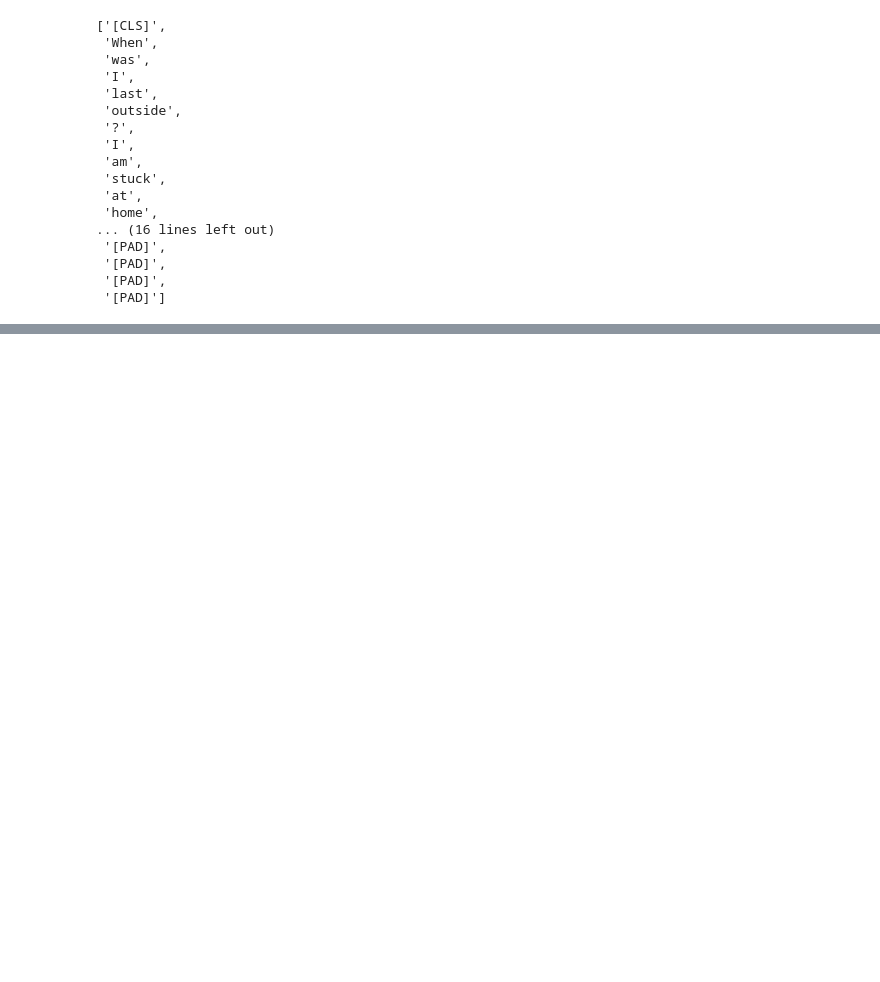
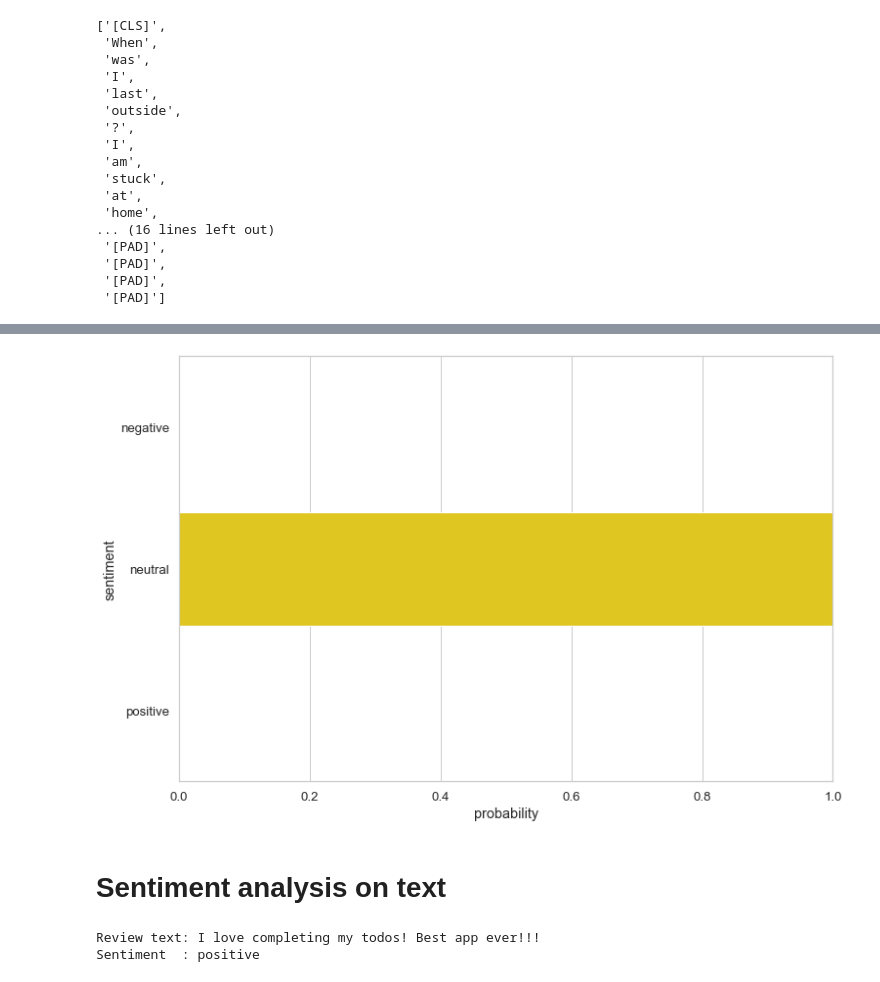
Before and after one commit to SimicSvetislav/9gag-post-popularity-prediction, a Jupyter notebook: notebooks/comment_sentiment_language_model.ipynb, the cells around one changed output, grey strips where cells are left out. Saved outputs shown, nothing was run; the diff lists cells and outputs as text; code cells hidden in the pictures; blank space fills up the shorter version.

```diff
--- a/notebooks/comment_sentiment_language_model.ipynb
+++ b/notebooks/comment_sentiment_language_model.ipynb
@@ -186,0 +610,8 @@ tokenizer.convert_ids_to_tokens(encoding['input_ids'][0])
+# %%
+idx = 3
+review_text = y_review_texts[idx]
+true_sentiment = y_test[idx]
+pred_df = pd.DataFrame({
+  'class_names': class_names,
+  'values': y_pred_probs[idx]
+})
@@ -186,0 +633,9 @@ tokenizer.convert_ids_to_tokens(encoding['input_ids'][0])
+# %%
+sns.barplot(x='values', y='class_names', data=pred_df, orient='h')
+plt.ylabel('sentiment')
+plt.xlabel('probability')
+plt.xlim([0, 1]);
+# %% [output]
+[figure, added]
+# %% [markdown]
+# Sentiment analysis on text
@@ -186,0 +654,10 @@ tokenizer.convert_ids_to_tokens(encoding['input_ids'][0])
+# %%
+input_ids = encoded_review['input_ids'].to(device)
+attention_mask = encoded_review['attention_mask'].to(device)
+output = model(input_ids, attention_mask)
+_, prediction = torch.max(output, dim=1)
+print(f'Review text: {review_text}')
+print(f'Sentiment  : {class_names[prediction]}')
+# %% [output]
+Review text: I love completing my todos! Best app ever!!!
+Sentiment  : positive
```
Also changed, not shown: parts of 49 cells of this notebook, 5 other files.
